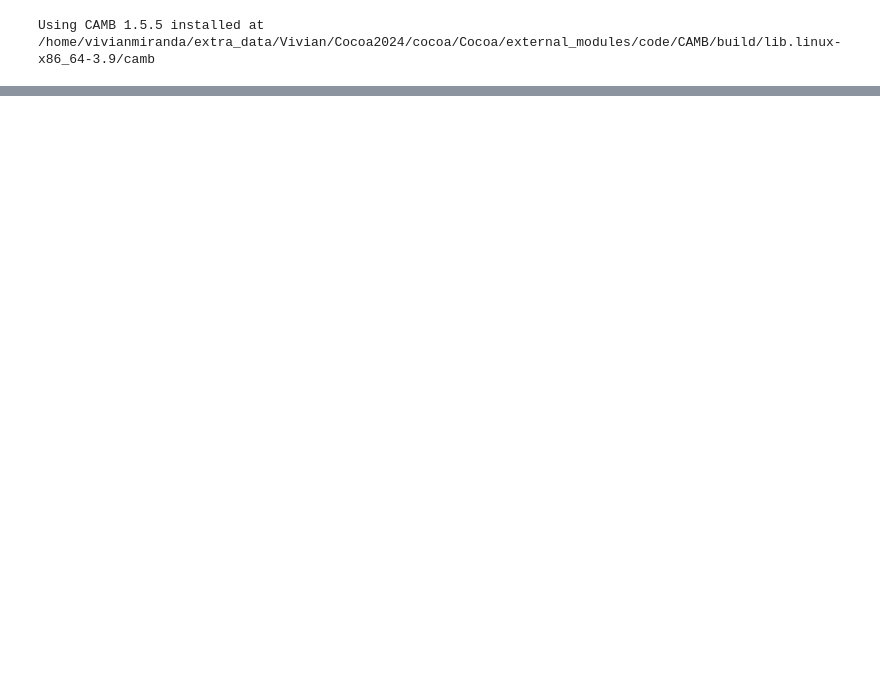
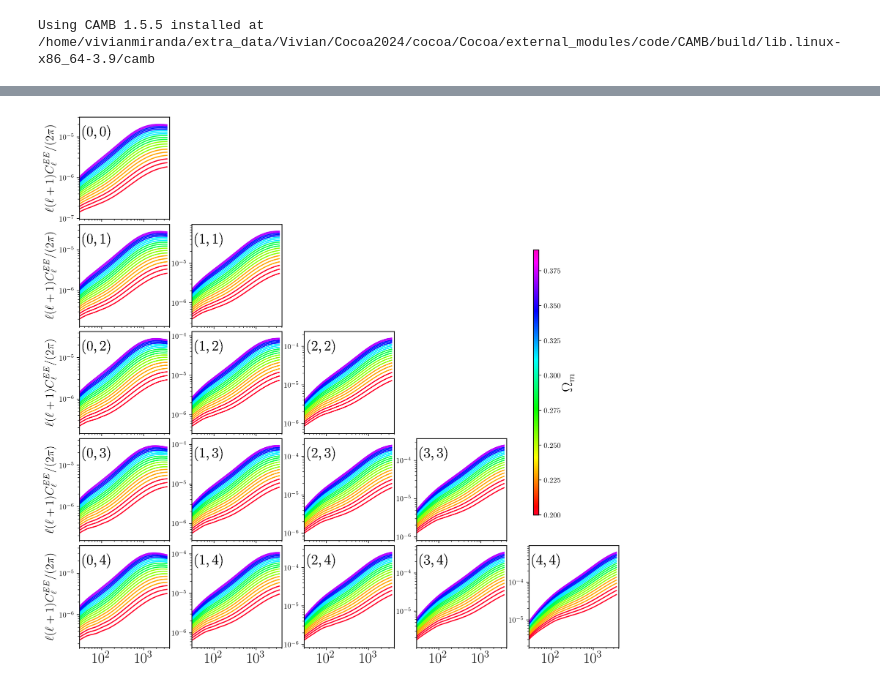
Before and after one commit to SBU-COSMOLIKE/cocoa_lsst_y1, a Jupyter notebook: EXAMPLE_EVALUATE1.ipynb, the cells around one changed output, grey strips where cells are left out. Cells and saved outputs as stored; diff of their text form; code cells hidden in the pictures; blank space fills up the shorter version.

```diff
--- a/EXAMPLE_EVALUATE1.ipynb
+++ b/EXAMPLE_EVALUATE1.ipynb
@@ -64,0 +209,4 @@ pars = camb.set_params(
+# %%
+# Compute Growth Factor
+G_growth = np.sqrt(PKL.P(z_interp_2D,0.0005)/PKL.P(0,0.0005))
+G_growth = G_growth*(1 + z_interp_2D)/G_growth[len(G_growth)-1]
@@ -64,0 +258,16 @@ pars = camb.set_params(
+# %%
+ci.set_cosmological_parameters(omega_matter = omegam, hubble = H0, is_cached = False)
+ci.init_linear_power_spectrum(log10k = log10k_interp_2D, z = z_interp_2D, lnP = lnPL)
+ci.init_non_linear_power_spectrum(log10k = log10k_interp_2D, z = z_interp_2D, lnP = lnPNL)
+ci.init_growth(z = z_interp_2D, G = G_growth)
+ci.init_distances(z = z_interp_1D, chi = chi)
+
+ci.init_IA(ia_model = int(IA_model), ia_redshift_evolution = int(IA_redshift_evolution))
+
+ci.init_source_sample(filename=source_file, ntomo_bins=int(source_ntomo))
+ci.init_lens_sample(filename=lens_file, ntomo_bins=int(lens_ntomo))
+ci.init_data_real(cov_file, mask_file, data_vector_file)
+
+ci.set_nuisance_shear_calib(M=[LSST_M1, LSST_M2, LSST_M3, LSST_M4, LSST_M5])
+ci.set_nuisance_shear_photoz(bias=[LSST_DZ_S1, LSST_DZ_S2, LSST_DZ_S3, LSST_DZ_S4, LSST_DZ_S5])
+ci.set_nuisance_ia(A1=[LSST_A1_1, LSST_A1_2, 0, 0, 0], A2=[0,0,0,0,0], B_TA=[0,0,0,0,0])
@@ -64,0 +434,65 @@ pars = camb.set_params(
+# %%
+fig, axes = plt.subplots(nrows=5, ncols=5, figsize=(13, 13), sharex=True, sharey=False, gridspec_kw = {'wspace': 0.25, 'hspace': 0.05})
+
+ell = np.arange(25.,3500.,10.) # Make sure arange are with float numbers (otherwise there are aliasing problems)
+cosmo = np.arange(0.2,0.4,0.01)
+NUM_COLORS = len(cosmo)
+
+cm = plt.get_cmap('gist_rainbow')
+ncosmo=0
+
+cb = fig.colorbar(matplotlib.cm.ScalarMappable(norm=matplotlib.colors.Normalize(cosmo[0], cosmo[len(cosmo)-1]), cmap='gist_rainbow'),
+             ax=axes.ravel().tolist(),
+             orientation='vertical',
+             aspect=50,
+             pad=-0.16,
+             shrink=0.5
+            )
+cb.set_label(label="$\Omega_m$", size=20, weight='bold',labelpad=2)
+
+result = []
+for x in cosmo:
+    result.append(fCSS(ell, x, omegab, H0, ns, As_1e9, w, w0pwa))
+
+nz=0
+for i in range(5):
+    for j in range(5):
+        if i>j:
+            axes[j,i].axis('off')
+        else:
+            clmin = []
+            clmax = []
+            for x in range(len(cosmo)):
+                CSS = result[x]
+                clmin.append(np.min( ell*(ell + 1)*CSS[:,nz]/(2 * 3.1415) ))
+                clmax.append(np.max( ell*(ell + 1)*CSS[:,nz]/(2 * 3.1415) ))
+
+            for x in range(len(cosmo)):
+                CSS = result[x]
+                axes[j,i].set_xlim([30, 4000])
+                axes[j,i].set_ylim([np.min(0.75*np.array(clmin)), np.max(1.5*np.array(clmax))])
+                axes[j,i].set_xscale('log')
+                axes[j,i].set_yscale('log')
+
+                if i == 0:
+                    axes[j,i].set_ylabel(r"$\ell (\ell+1) C_{\ell}^{EE}/(2 \pi)$", fontsize=16)
+
+                for item in (axes[j,i].get_yticklabels()):
+                    item.set_fontsize(10)
+
+                for item in (axes[j,i].get_xticklabels()):
+                    item.set_fontsize(20)
+
+                axes[j,i].text(0.2, 0.85,
+                               "$(" +  str(i) + "," +  str(j) + ")$",
+                               horizontalalignment='center',
+                               verticalalignment='center',
+                               fontsize=20,
+                               usetex=True,
+                               transform=axes[j,i].transAxes)
+
+
+                lines = axes[j,i].plot(ell, ell * (ell + 1) * CSS[:,nz] / (2 * 3.1415), color=cm(x//3*3.0/NUM_COLORS))
+            nz=nz+1
+# %% [output]
+[figure, added]
```
Also changed, not shown: parts of 19 cells of this notebook, 1 other file.
